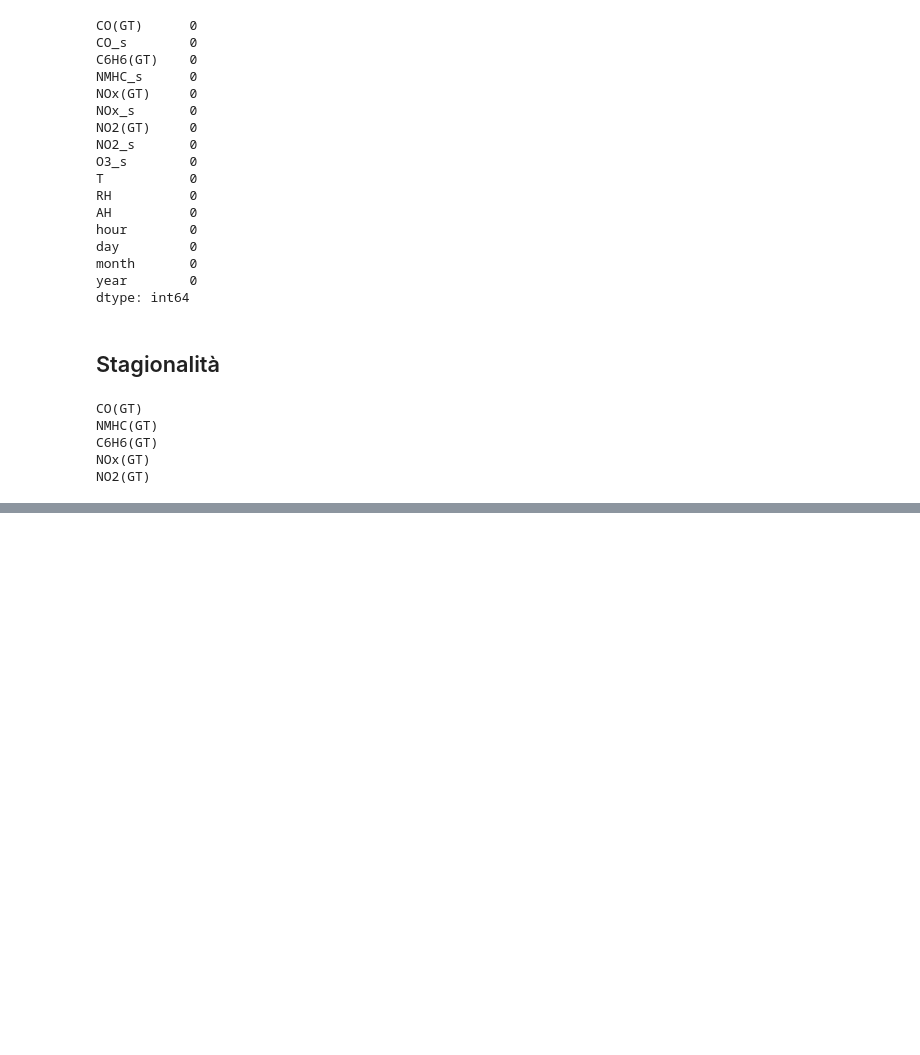
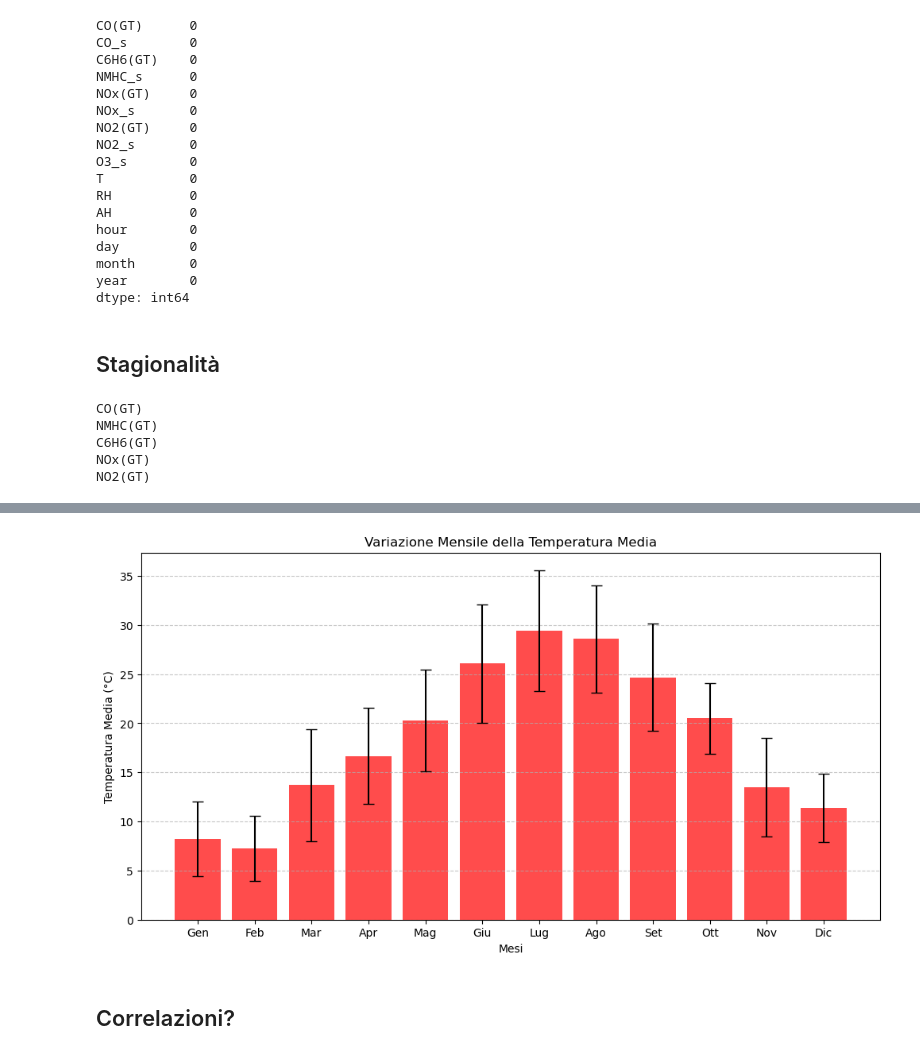
Before and after one commit to drizzello/TimeSeries, a Jupyter notebook: air_quality.ipynb, the cells around one changed output, grey strips where cells are left out. Saved outputs shown, nothing was run; the diff lists cells and outputs as text; code cells hidden in the pictures; blank space fills up the shorter version.

```diff
--- a/air_quality.ipynb
+++ b/air_quality.ipynb
@@ -513,0 +516,3 @@ plt.show()
+# %%
+monthly_temp_stats = df.groupby(df.index.month)['T'].agg([np.mean, np.std])
+monthly_temp_stats
@@ -513,0 +534,17 @@ plt.show()
+# %%
+
+# Creare un grafico a barre per visualizzare la temperatura media mensile
+plt.figure(figsize=(12, 6))
+plt.bar(monthly_temp_stats.index, monthly_temp_stats['mean'], yerr=monthly_temp_stats['std'], capsize=5, color='red', alpha=0.7)
+
+# Aggiungere etichette e titolo
+plt.xticks(np.arange(1, 13), ['Gen', 'Feb', 'Mar', 'Apr', 'Mag', 'Giu', 'Lug', 'Ago', 'Set', 'Ott', 'Nov', 'Dic'])
+plt.xlabel('Mesi')
+plt.ylabel('Temperatura Media (°C)')
+plt.title('Variazione Mensile della Temperatura Media')
+plt.grid(axis='y', linestyle='--', alpha=0.7)
+plt.show()
+# %% [output]
+[figure, added]
+# %% [markdown]
+## Correlazioni?
```
Also changed, not shown: parts of 12 cells of this notebook.
